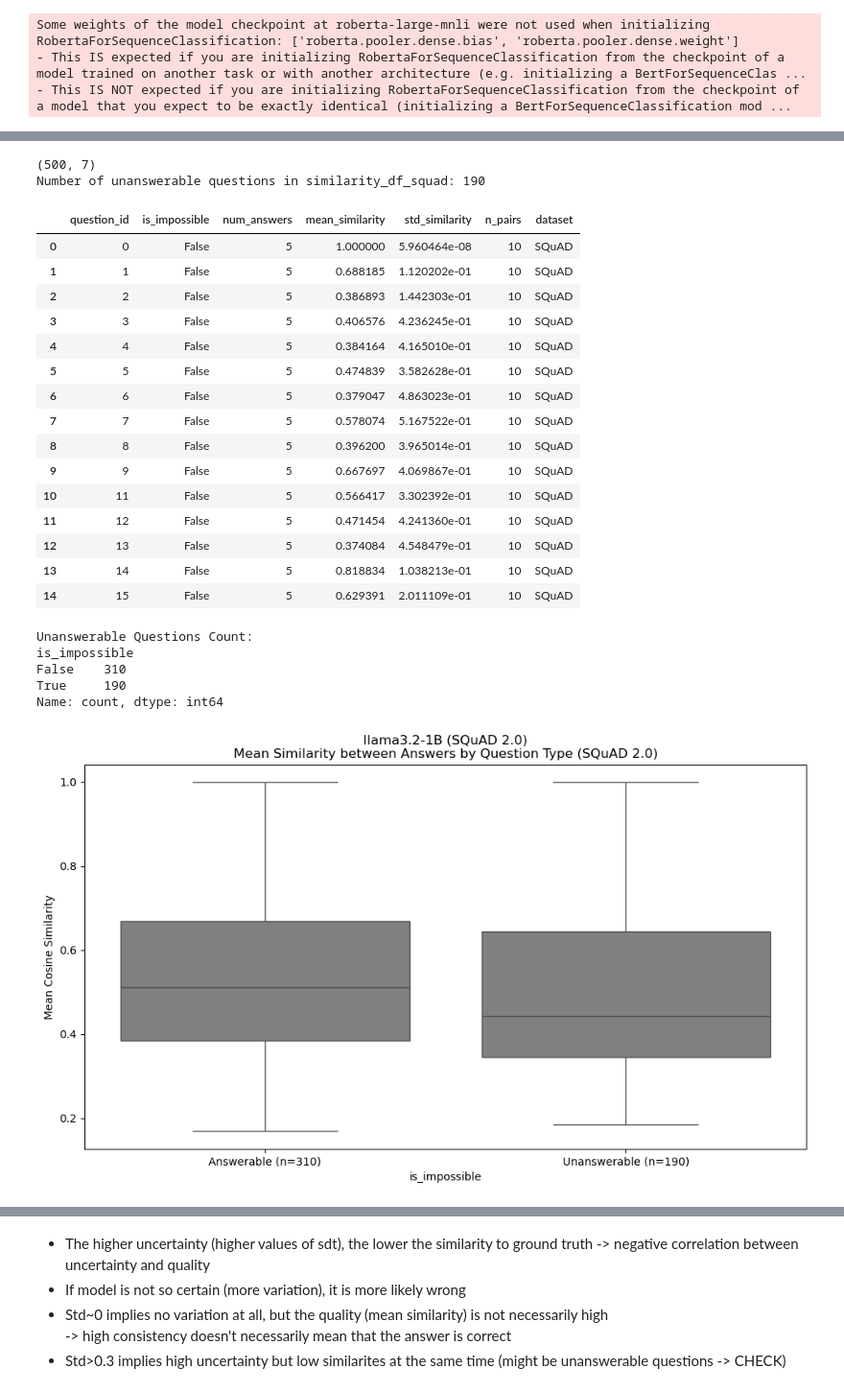
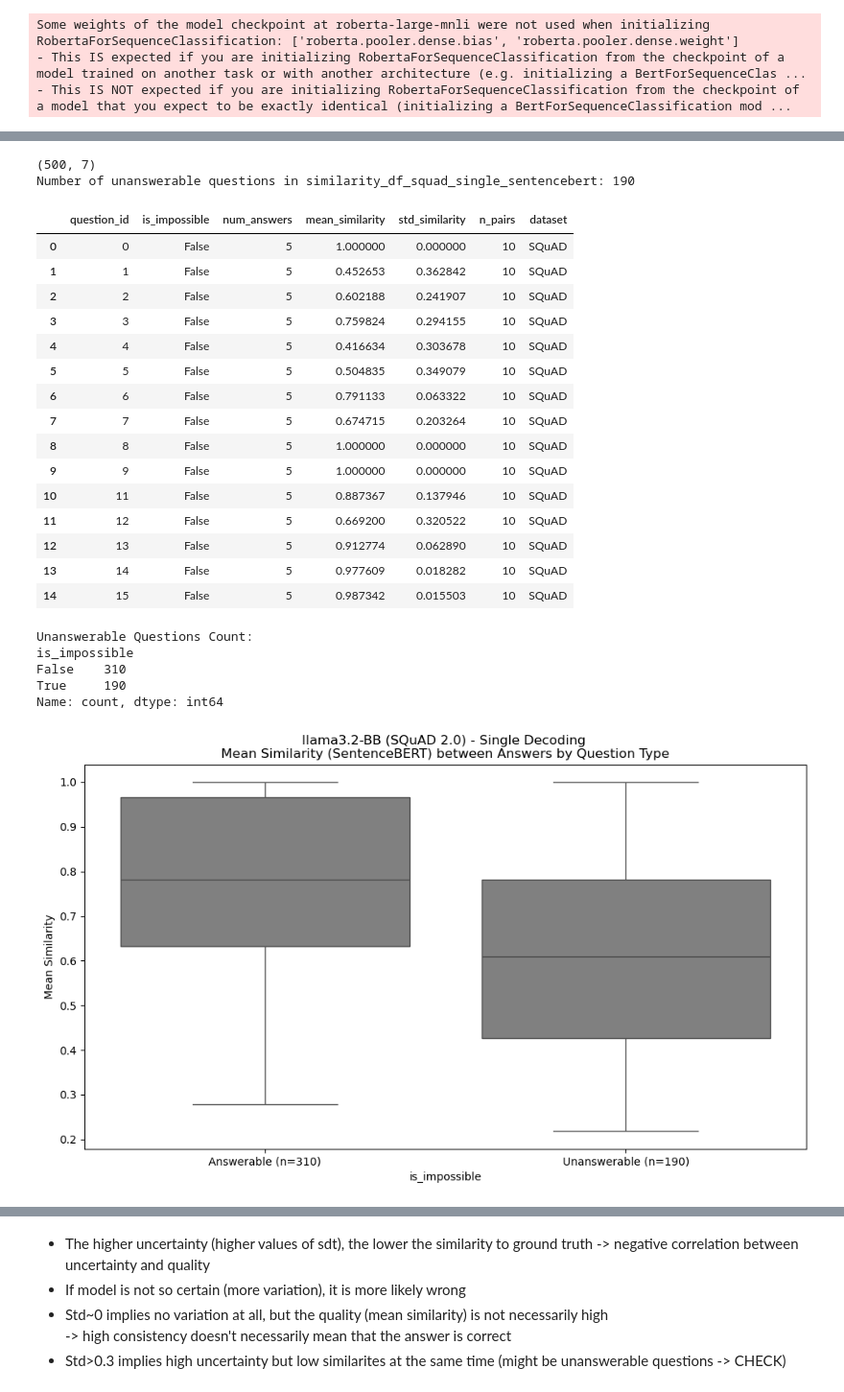
Before and after one commit to christian-hobelsberger/LLMUncertainty, a Jupyter notebook: analyze_sampling_consistency.ipynb, the cells around one changed output, grey strips where cells are left out. Shown at 96% size. Drawn from its saved outputs; the diff is of its cells as text; code cells hidden in the pictures.

Commit message:
Compute evaluation metrices

```diff
--- a/analyze_sampling_consistency.ipynb
+++ b/analyze_sampling_consistency.ipynb
@@ -8,0 +10,16 @@ import re
+# %%
+# Read model output
+df_squad_single = pd.read_csv("output/llm_sample_consistency/LLama3.2_3B/squad_llama_k5_topk.csv")
+df_squad_single = df_squad_single.drop(columns=["parsed_answer"])
+
+print(f"Loaded SQuAD single-sample data:")
+print(f"- Total samples: {len(df_squad_single)}")
+print(f"- Unique questions: {df_squad_single['question_id'].nunique()}")
+print(f"- Samples per question: {len(df_squad_single) / df_squad_single['question_id'].nunique():.1f}")
+
+# Check for unanswerable questions
+if 'is_impossible' in df_squad_single.columns:
+    unanswerable_count = df_squad_single['is_impossible'].sum()
+    print(f"- Unanswerable questions: {unanswerable_count} ({unanswerable_count/len(df_squad_single)*100:.1f}%)")
+
+df_squad_single.head(10)
@@ -417,60 +566,61 @@ Some weights of the model checkpoint at roberta-large-mnli were not used when in
 # %%
 # Compute SentenceBERT similarity for SQuAD dataset
-similarity_df_squad = compute_sentenceBERT_similarity(
-    df=df_parsed_squad,
+similarity_df_squad_single_sentencebert = compute_sentenceBERT_similarity(
+    df=df_parsed_squad_single,
     question_id_col="question_id",
     answer_col="parsed_answer",
     is_impossible_col="is_impossible"
 )
-similarity_df_squad["dataset"] = "SQuAD"
+similarity_df_squad_single_sentencebert["dataset"] = "SQuAD"
 
-print(similarity_df_squad.shape)
+print(similarity_df_squad_single_sentencebert.shape)
 
-num_unanswerable = similarity_df_squad[similarity_df_squad["is_impossible"] == True].shape[0]
-print(f"Number of unanswerable questions in similarity_df_squad: {num_unanswerable}")
+num_unanswerable = similarity_df_squad_single_sentencebert[similarity_df_squad_single_sentencebert["is_impossible"] == True].shape[0]
+print(f"Number of unanswerable questions in similarity_df_squad_single_sentencebert: {num_unanswerable}")
 
-similarity_df_squad.head(15)
+similarity_df_squad_single_sentencebert.head(15)
 # %% [output]
 (500, 7)
-Number of unanswerable questions in similarity_df_squad: 190
+Number of unanswerable questions in similarity_df_squad_single_sentencebert: 190
 |  | question_id | is_impossible | num_answers | mean_similarity | std_similarity | n_pairs | dataset |
-| 0 | 0 | False | 5 | 1.000000 | 5.960464e-08 | 10 | SQuAD |
-| 1 | 1 | False | 5 | 0.688185 | 1.120202e-01 | 10 | SQuAD |
-| 2 | 2 | False | 5 | 0.386893 | 1.442303e-01 | 10 | SQuAD |
-| 3 | 3 | False | 5 | 0.406576 | 4.236245e-01 | 10 | SQuAD |
-| 4 | 4 | False | 5 | 0.384164 | 4.165010e-01 | 10 | SQuAD |
-| 5 | 5 | False | 5 | 0.474839 | 3.582628e-01 | 10 | SQuAD |
-| 6 | 6 | False | 5 | 0.379047 | 4.863023e-01 | 10 | SQuAD |
-| 7 | 7 | False | 5 | 0.578074 | 5.167522e-01 | 10 | SQuAD |
-| 8 | 8 | False | 5 | 0.396200 | 3.965014e-01 | 10 | SQuAD |
-| 9 | 9 | False | 5 | 0.667697 | 4.069867e-01 | 10 | SQuAD |
-| 10 | 11 | False | 5 | 0.566417 | 3.302392e-01 | 10 | SQuAD |
-| 11 | 12 | False | 5 | 0.471454 | 4.241360e-01 | 10 | SQuAD |
-| 12 | 13 | False | 5 | 0.374084 | 4.548479e-01 | 10 | SQuAD |
-| 13 | 14 | False | 5 | 0.818834 | 1.038213e-01 | 10 | SQuAD |
-| 14 | 15 | False | 5 | 0.629391 | 2.011109e-01 | 10 | SQuAD |
+| 0 | 0 | False | 5 | 1.000000 | 0.000000 | 10 | SQuAD |
+| 1 | 1 | False | 5 | 0.452653 | 0.362842 | 10 | SQuAD |
+| 2 | 2 | False | 5 | 0.602188 | 0.241907 | 10 | SQuAD |
+| 3 | 3 | False | 5 | 0.759824 | 0.294155 | 10 | SQuAD |
+| 4 | 4 | False | 5 | 0.416634 | 0.303678 | 10 | SQuAD |
+| 5 | 5 | False | 5 | 0.504835 | 0.349079 | 10 | SQuAD |
+| 6 | 6 | False | 5 | 0.791133 | 0.063322 | 10 | SQuAD |
+| 7 | 7 | False | 5 | 0.674715 | 0.203264 | 10 | SQuAD |
+| 8 | 8 | False | 5 | 1.000000 | 0.000000 | 10 | SQuAD |
+| 9 | 9 | False | 5 | 1.000000 | 0.000000 | 10 | SQuAD |
+| 10 | 11 | False | 5 | 0.887367 | 0.137946 | 10 | SQuAD |
+| 11 | 12 | False | 5 | 0.669200 | 0.320522 | 10 | SQuAD |
+| 12 | 13 | False | 5 | 0.912774 | 0.062890 | 10 | SQuAD |
+| 13 | 14 | False | 5 | 0.977609 | 0.018282 | 10 | SQuAD |
+| 14 | 15 | False | 5 | 0.987342 | 0.015503 | 10 | SQuAD |
 # %%
-count_impossible = similarity_df_squad['is_impossible'].value_counts()
+count_impossible = similarity_df_squad_single_sentencebert['is_impossible'].value_counts()
 print(f"\nUnanswerable Questions Count:\n{count_impossible}")
 
 # Compare mean similarity (consistency) between unanswerable and answerable questions
 plt.figure(figsize=(10, 6))
 sns.boxplot(
     x="is_impossible",
     y="mean_similarity",
-    data=similarity_df_squad,
+    data=similarity_df_squad_single_sentencebert,
     showfliers=True,
     color="grey"
 )
-plt.title("llama3.2-1B (SQuAD 2.0)\nMean Similarity between Answers by Question Type (SQuAD 2.0)")
-plt.ylabel("Mean Cosine Similarity")
+plt.title("llama3.2-BB (SQuAD 2.0) - Single Decoding \nMean Similarity (SentenceBERT) between Answers by Question Type")
+plt.ylabel("Mean Similarity")
 plt.xticks([0, 1], ["Answerable (n=310)", "Unanswerable (n=190)"])
 plt.tight_layout()
+plt.savefig("figures/metrics/sampling_consistency/meansim_boxplot_squad_single_llama3.2-3B_sentencebert.png")
 plt.show()
 # %% [output]
 Unanswerable Questions Count:
 is_impossible
 False    310
 True     190
 Name: count, dtype: int64
-[figure, old version]
+[figure, new version]
```
Also changed, not shown: parts of 106 cells of this notebook, 7 other files.
